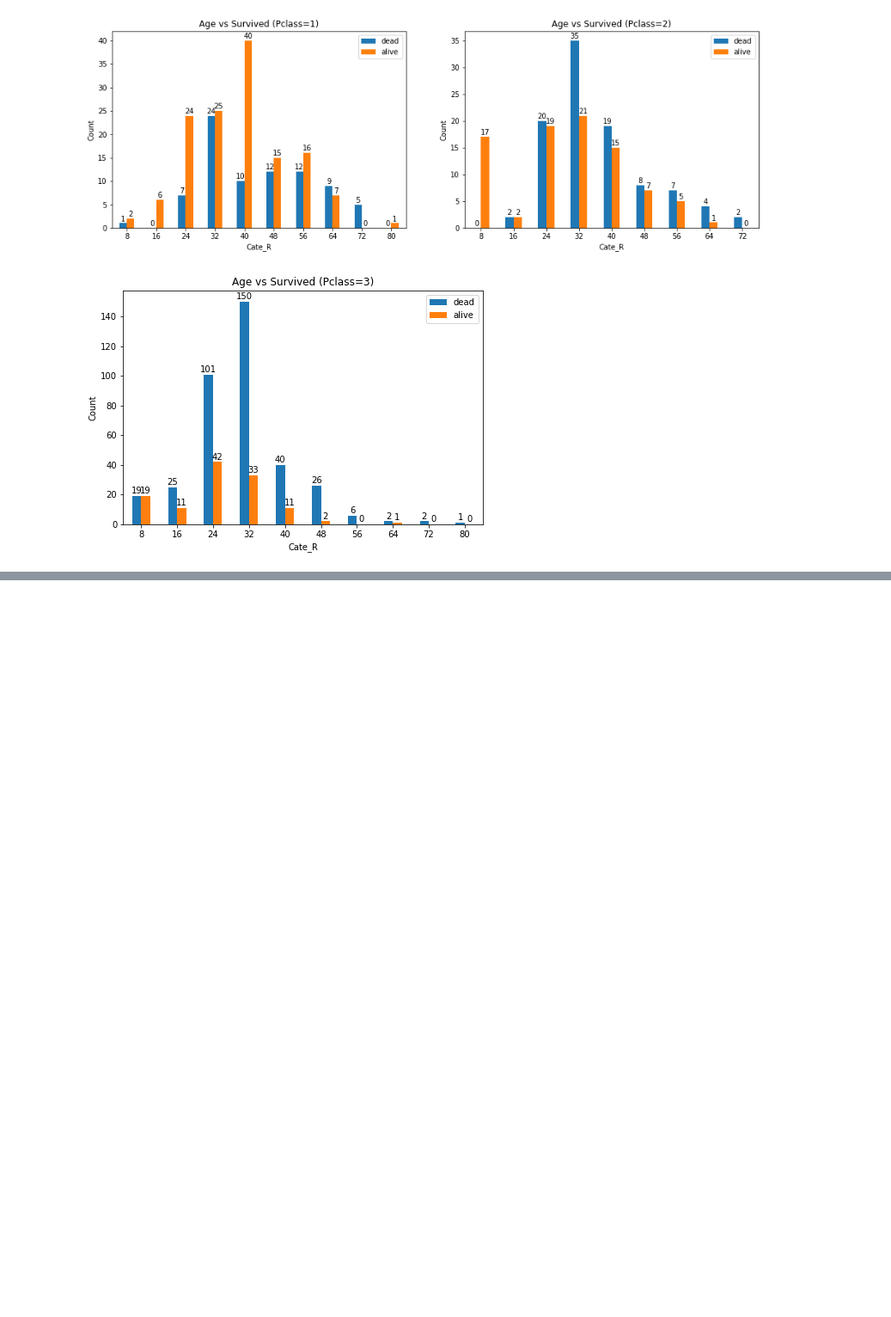
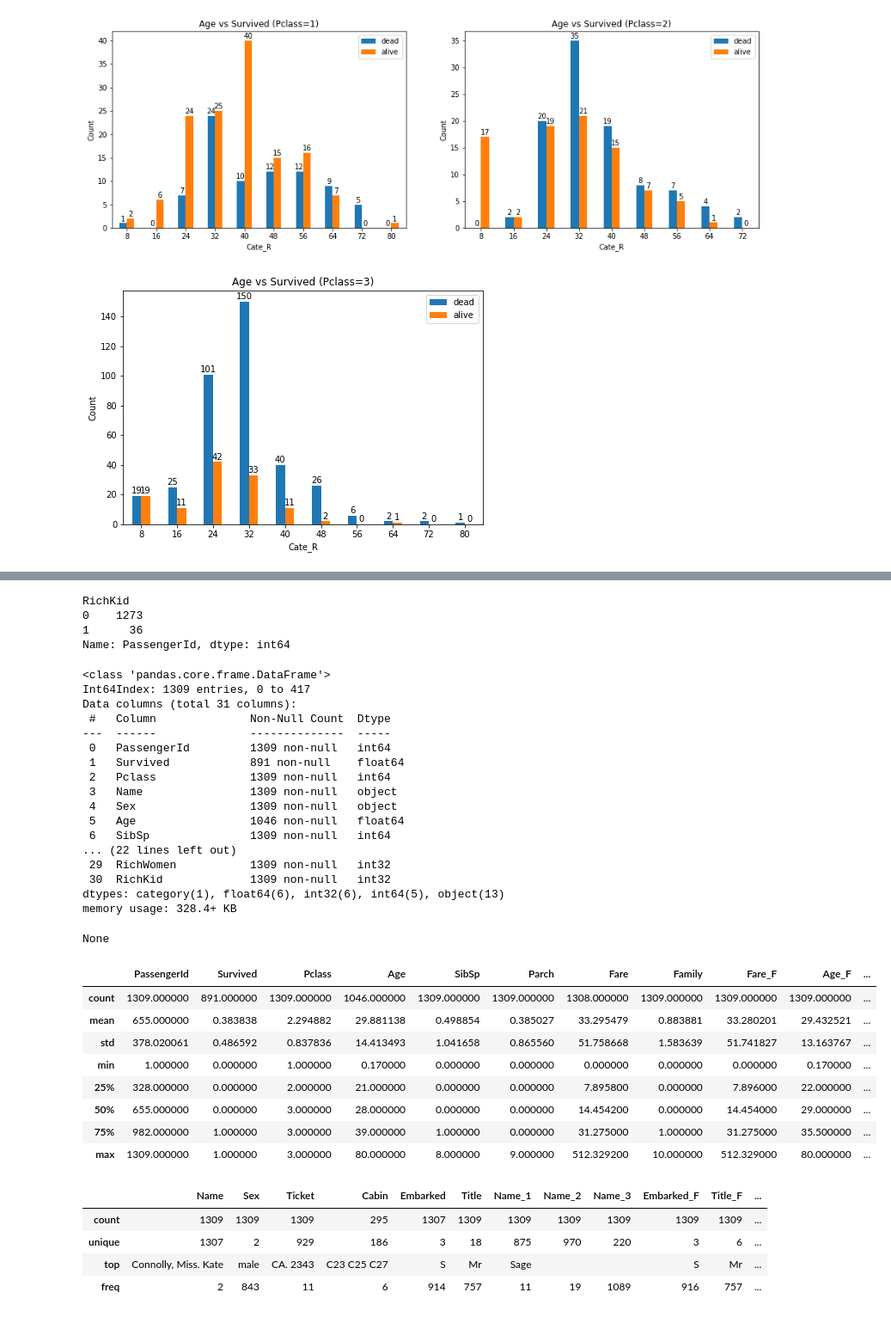
Before and after one commit to morpheus9631/titanic, a Jupyter notebook: ipynb/train_v5_2.ipynb, the cells around one changed output, grey strips where cells are left out. Shown: that part at 86% size. Saved outputs shown, nothing was run; the diff lists cells and outputs as text; code cells hidden in the pictures; blank space fills up the shorter version.

```diff
--- a/ipynb/train_v5_2.ipynb
+++ b/ipynb/train_v5_2.ipynb
@@ -1158,0 +1125,51 @@ display_side_by_side(pt)
+# %%
+# Add Mother column
+# Based on above analysis, the survival rate of kids in pclass 1&2 are high.
+
+mask = (df_data.Pclass.isin([1,2]) & (df_data.Age_F<16))
+df_data['RichKid'] = (mask * 1)
+
+res = df_data.groupby('RichKid')['PassengerId'].count()
+display(res)
+# %% [output]
+RichKid
+0    1273
+1      36
+Name: PassengerId, dtype: int64
+# %%
+display(df_data.info())
+display(df_data.describe())
+display(df_data.describe(include=['O']))
+# %% [output]
+<class 'pandas.core.frame.DataFrame'>
+Int64Index: 1309 entries, 0 to 417
+Data columns (total 31 columns):
+ #   Column              Non-Null Count  Dtype
+---  ------              --------------  -----
+ 0   PassengerId         1309 non-null   int64
+ 1   Survived            891 non-null    float64
+ 2   Pclass              1309 non-null   int64
+ 3   Name                1309 non-null   object
+ 4   Sex                 1309 non-null   object
+ 5   Age                 1046 non-null   float64
+ 6   SibSp               1309 non-null   int64
+... (22 lines left out)
+ 29  RichWomen           1309 non-null   int32
+ 30  RichKid             1309 non-null   int32
+dtypes: category(1), float64(6), int32(6), int64(5), object(13)
+memory usage: 328.4+ KB
+None
+|  | PassengerId | Survived | Pclass | Age | SibSp | Parch | Fare | Family | Fare_F | Age_F | ... |
+| count | 1309.000000 | 891.000000 | 1309.000000 | 1046.000000 | 1309.000000 | 1309.000000 | 1308.000000 | 1309.000000 | 1309.000000 | 1309.000000 | ... |
+| mean | 655.000000 | 0.383838 | 2.294882 | 29.881138 | 0.498854 | 0.385027 | 33.295479 | 0.883881 | 33.280201 | 29.432521 | ... |
+| std | 378.020061 | 0.486592 | 0.837836 | 14.413493 | 1.041658 | 0.865560 | 51.758668 | 1.583639 | 51.741827 | 13.163767 | ... |
+| min | 1.000000 | 0.000000 | 1.000000 | 0.170000 | 0.000000 | 0.000000 | 0.000000 | 0.000000 | 0.000000 | 0.170000 | ... |
+| 25% | 328.000000 | 0.000000 | 2.000000 | 21.000000 | 0.000000 | 0.000000 | 7.895800 | 0.000000 | 7.896000 | 22.000000 | ... |
+| 50% | 655.000000 | 0.000000 | 3.000000 | 28.000000 | 0.000000 | 0.000000 | 14.454200 | 0.000000 | 14.454000 | 29.000000 | ... |
+| 75% | 982.000000 | 1.000000 | 3.000000 | 39.000000 | 1.000000 | 0.000000 | 31.275000 | 1.000000 | 31.275000 | 35.500000 | ... |
+| max | 1309.000000 | 1.000000 | 3.000000 | 80.000000 | 8.000000 | 9.000000 | 512.329200 | 10.000000 | 512.329000 | 80.000000 | ... |
+|  | Name | Sex | Ticket | Cabin | Embarked | Title | Name_1 | Name_2 | Name_3 | Embarked_F | Title_F | ... |
+| count | 1309 | 1309 | 1309 | 295 | 1307 | 1309 | 1309 | 1309 | 1309 | 1309 | 1309 | ... |
+| unique | 1307 | 2 | 929 | 186 | 3 | 18 | 875 | 970 | 220 | 3 | 6 | ... |
+| top | Connolly, Miss. Kate | male | CA. 2343 | C23 C25 C27 | S | Mr | Sage |  |  | S | Mr | ... |
+| freq | 2 | 843 | 11 | 6 | 914 | 757 | 11 | 19 | 1089 | 916 | 757 | ... |
```
Also changed, not shown: parts of 31 cells of this notebook, 13 other files.
